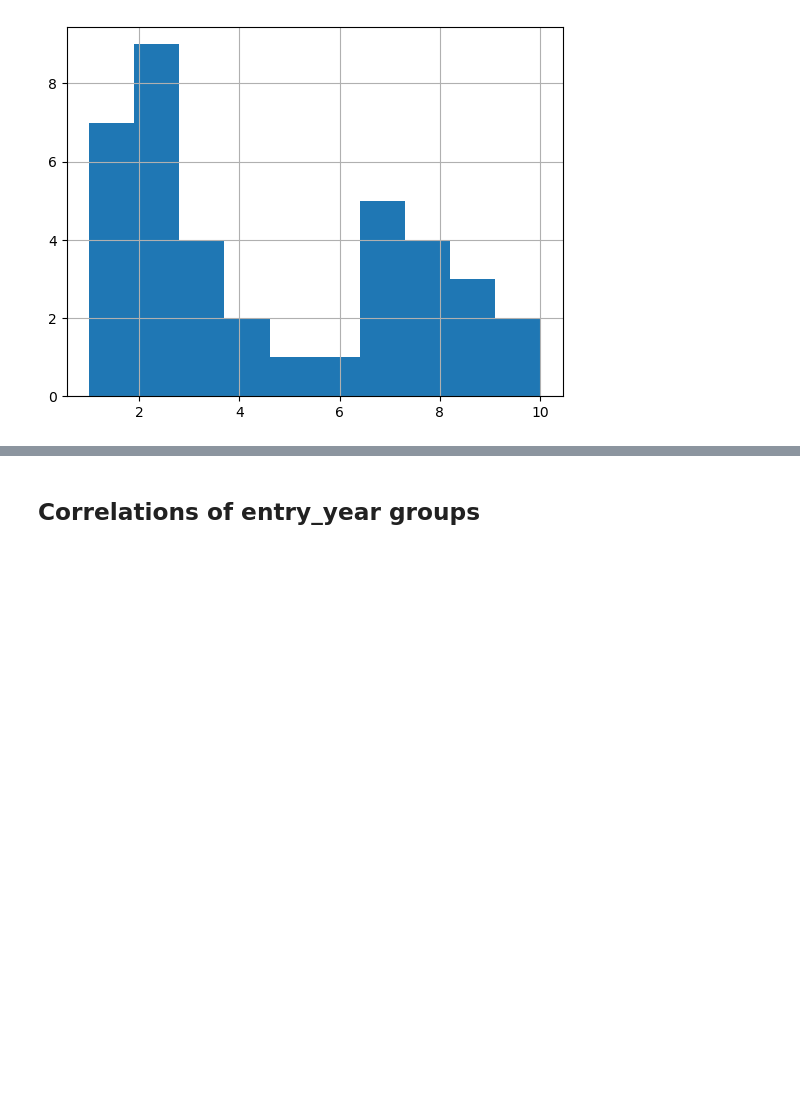
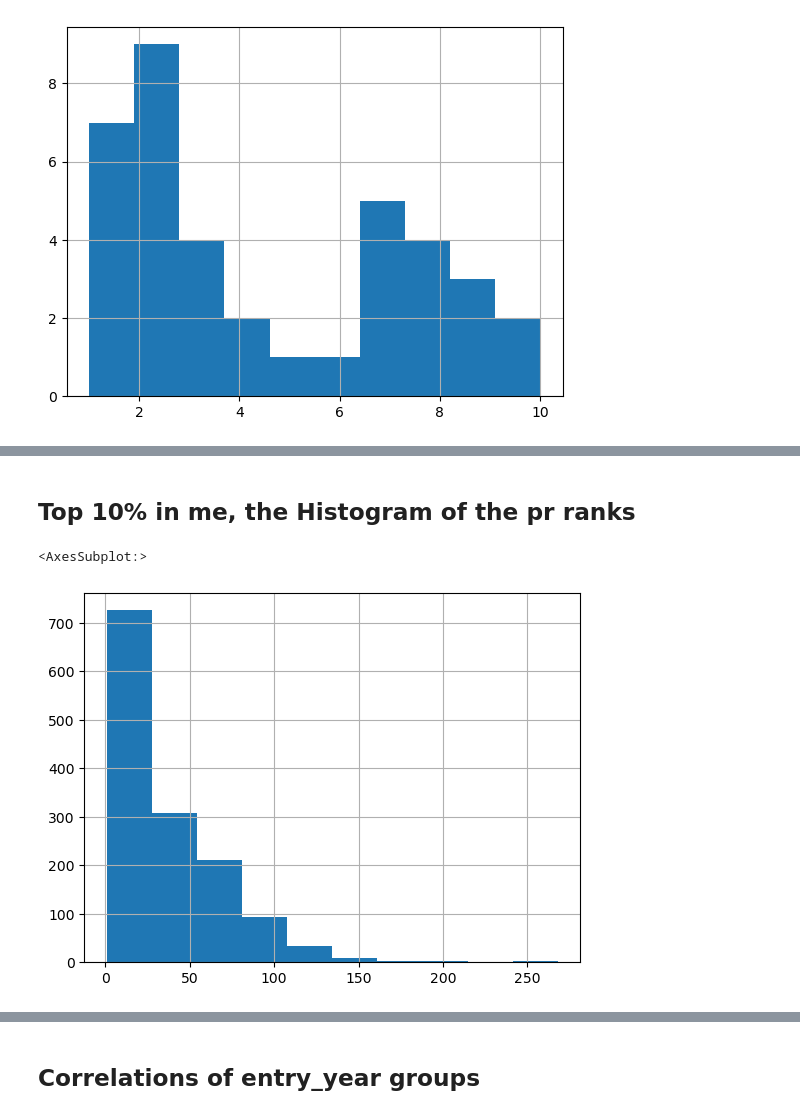
Before and after one commit to sudoghut/ming_provincial_metropolitan_palace_exam_rank_correlation, a Jupyter notebook: ming_provincial_metropolitan_palace_exam_rank_correlation.ipynb, the cells around one changed output, grey strips where cells are left out. Saved outputs shown, nothing was run; the diff lists cells and outputs as text; code cells hidden in the pictures; blank space fills up the shorter version.

```diff
--- a/ming_provincial_metropolitan_palace_exam_rank_correlation.ipynb
+++ b/ming_provincial_metropolitan_palace_exam_rank_correlation.ipynb
@@ -273,0 +325,8 @@ input_data_df_pr_rank_1_me_less_than_10['me_rank_number'].hist()
+# %% [markdown]
+## Top 10% in me, the Histogram of the pr ranks
+# %%
+top_10_percent_me = input_data_df[input_data_df['me_rank_number'] <= input_data_df['me_rank_number'].quantile(0.1)]
+top_10_percent_me['pr_rank_number'].hist()
+# %% [output]
+<AxesSubplot:>
+[figure, added]
```
Also changed, not shown: parts of 22 cells of this notebook, 1 other file.
